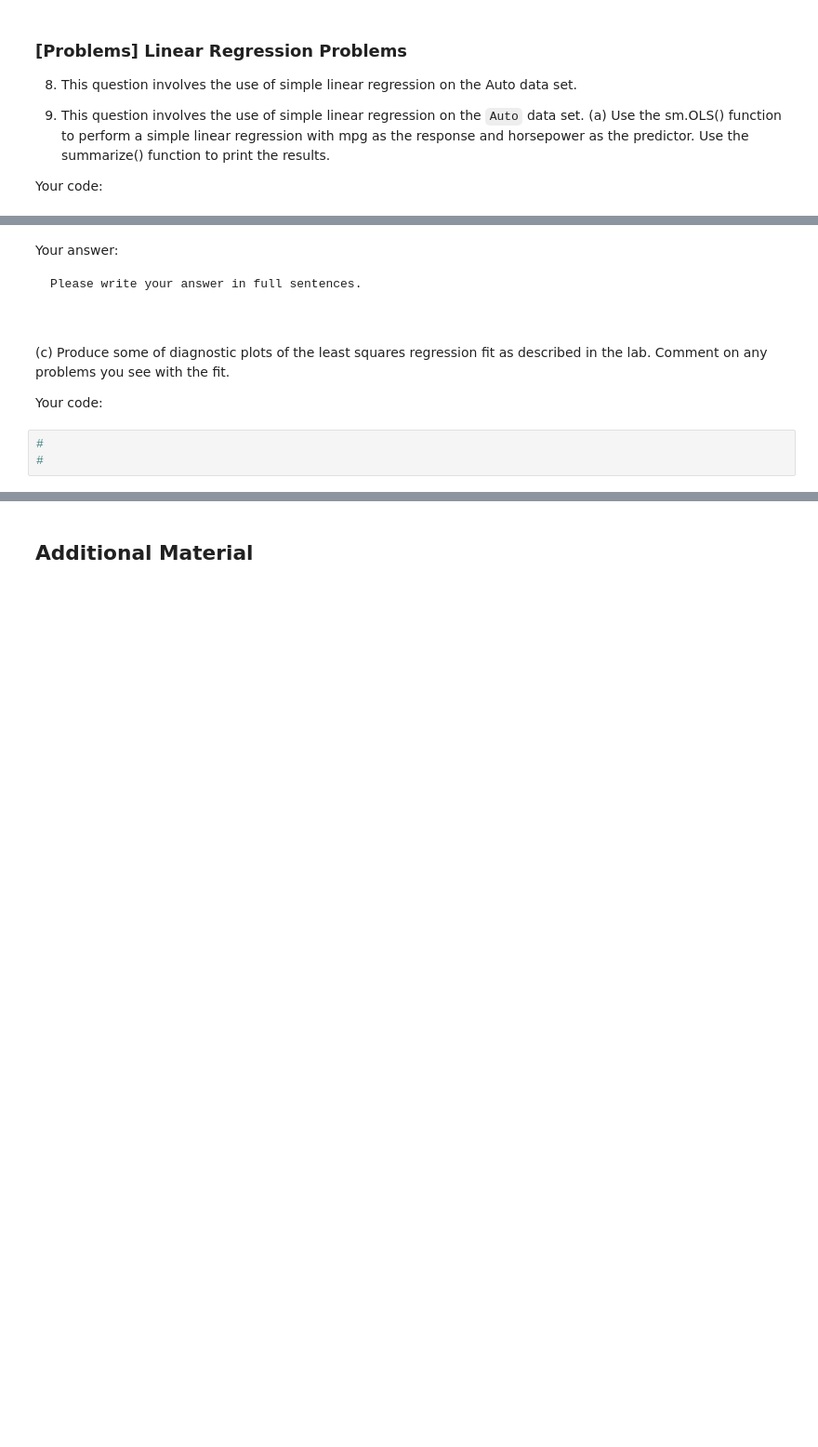
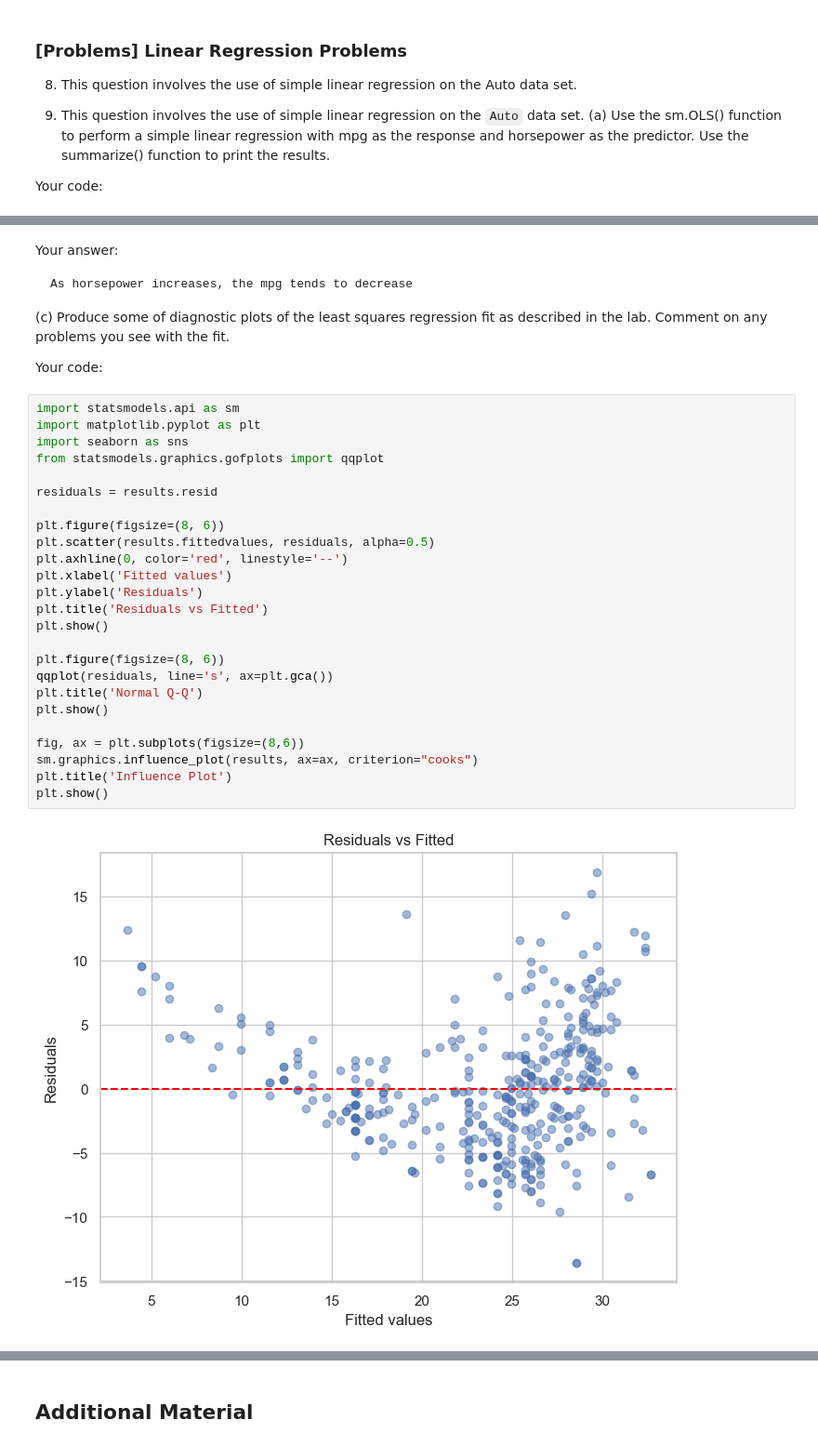
Before and after one commit to BU-MSSP-Classroom/ma679-spring2024-01-linear-regression-SCOTT07186, a Jupyter notebook: Ch3_Regression_Python.ipynb, the cells around one changed output, grey strips where cells are left out. Shown at 93% size. Drawn from its saved outputs; the diff is of its cells as text; blank space fills up the shorter version.

```diff
--- a/Ch3_Regression_Python.ipynb
+++ b/Ch3_Regression_Python.ipynb
@@ -651,9 +706,7 @@ Your code:
 Your answer:
 
 ~~~
-Please write your answer in full sentences.
-
-
+As horsepower increases, the mpg tends to decrease
 ~~~
 
 (c) Produce some of diagnostic plots of the least squares regression
@@ -662,5 +715,29 @@ with the fit.
 
 Your code:
 # %%
-#
-#
+import statsmodels.api as sm
+import matplotlib.pyplot as plt
+import seaborn as sns
+from statsmodels.graphics.gofplots import qqplot
+
+residuals = results.resid
+
+plt.figure(figsize=(8, 6))
+plt.scatter(results.fittedvalues, residuals, alpha=0.5)
+plt.axhline(0, color='red', linestyle='--')
+plt.xlabel('Fitted values')
+plt.ylabel('Residuals')
+plt.title('Residuals vs Fitted')
+plt.show()
+
+plt.figure(figsize=(8, 6))
+qqplot(residuals, line='s', ax=plt.gca())
+plt.title('Normal Q-Q')
+plt.show()
+
+fig, ax = plt.subplots(figsize=(8,6))
+sm.graphics.influence_plot(results, ax=ax, criterion="cooks")
+plt.title('Influence Plot')
+plt.show()
+# %% [output]
+[figure, added]
```
Also changed, not shown: parts of 41 cells of this notebook, 2 other files.
